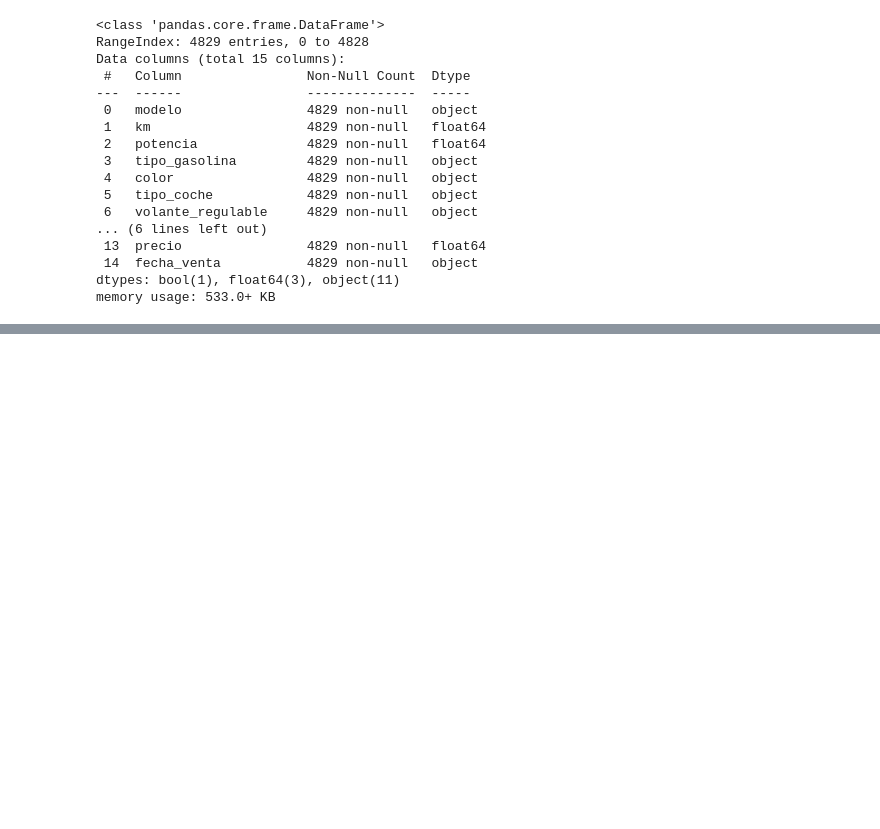
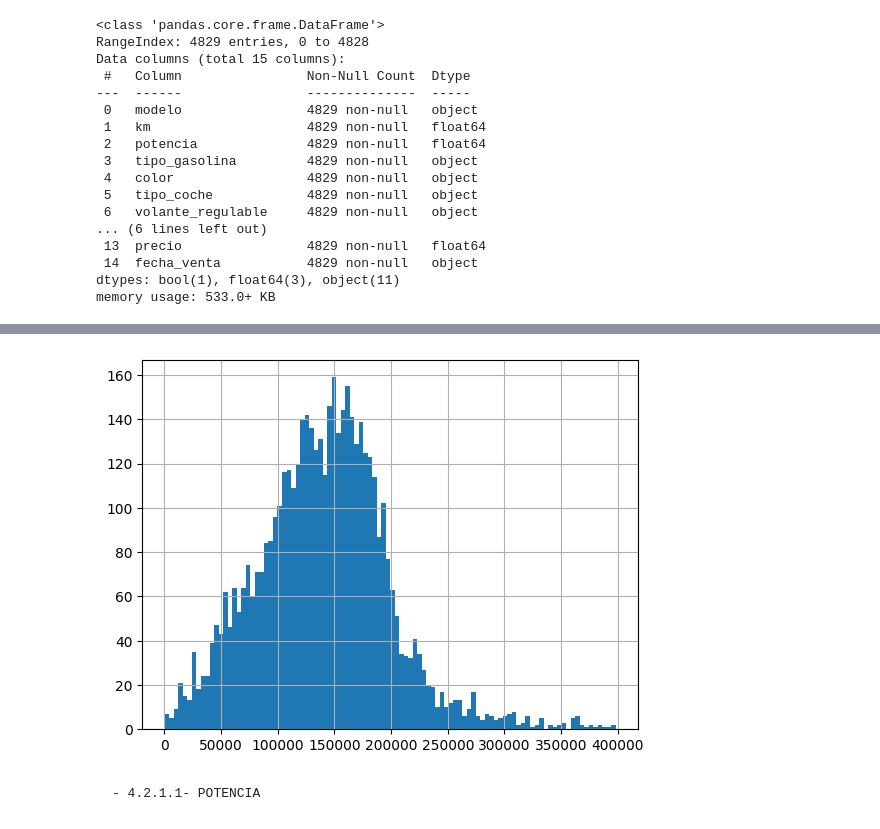
Before and after one commit to tvgtech/BMW_Proj, a Jupyter notebook: Toni_BMW_v2.ipynb, the cells around one changed output, grey strips where cells are left out. Drawn from its saved outputs; the diff is of its cells as text; code cells hidden in the pictures; blank space fills up the shorter version.

```diff
--- a/Toni_BMW_v2.ipynb
+++ b/Toni_BMW_v2.ipynb
@@ -1025,0 +1196,9 @@ memory usage: 533.0+ KB
+# %%
+#Eliminamos outliers por encima de 400k KM
+bmw11.drop(index=bmw11[['km']][(bmw11['km']>4e+05)].index.tolist(),inplace=True)
+# %%
+bmw11.km.hist(bins=100);
+# %% [output]
+[figure, added]
+# %% [markdown]
+    - 4.2.1.1- POTENCIA
```
Also changed, not shown: parts of 93 cells of this notebook, 1 other file.
